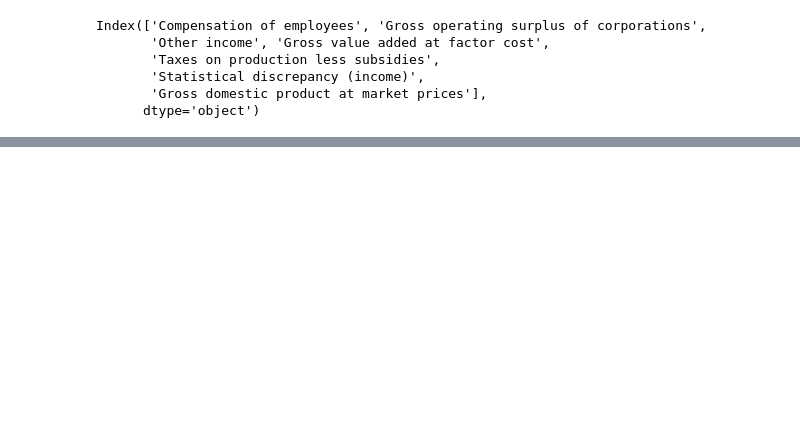
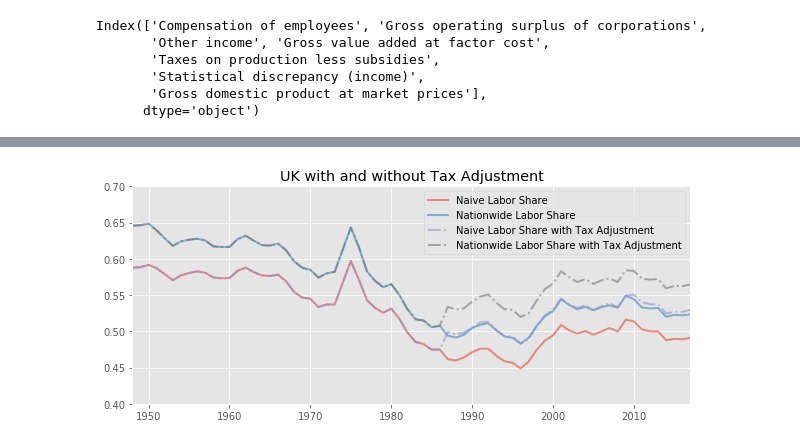
Before and after one commit to zhouweimin-econ/QuantMacro, a Jupyter notebook: PS2.ipynb, the cells around one changed output, grey strips where cells are left out. Saved outputs shown, nothing was run; the diff lists cells and outputs as text; code cells hidden in the pictures; blank space fills up the shorter version.

```diff
--- a/PS2.ipynb
+++ b/PS2.ipynb
@@ -199,0 +313,38 @@ plt.show()
+# %%
+TOP2 = np.nan_to_num(TOP2)
+OSOP2 = np.nan_to_num(OSOP2)
+PI2 = np.nan_to_num(PI2)
+SOP2 = np.nan_to_num(SOP2)
+# Naive Labor Share:
+PI = GMI2
+tau = TOP2 + OSOP2 + SOP2
+# %%
+# use GDP but not sum-up, to avoid statistics discrepancy
+LS_naive3 = CE2 / GDP
+
+# Nationwide Labor Share
+theta1 = CE2 / (GDP - PI)
+RK_PI = (1-theta1)*PI
+LS_national3 = ( CE2 + theta1*PI ) / GDP
+
+# Tax Adjustment:
+tau0 = (TOP2+OSOP2+SOP2)/GDP
+
+LS_naive4 = LS_naive3*(1/(1-tau0))
+LS_national4 = LS_national3*(1/(1-tau0))
+
+Year = np.linspace(1948,2017,num=70)
+Year = np.asarray(Year)
+np.shape(Year)
+fig, ax = plt.subplots(figsize=(10,4))
+plt.ylim(0.4,0.7)
+plt.xlim(1948,2017)
+ax.plot(Year, LS_naive3, linewidth=2, alpha=0.6, label='Naive Labor Share')
+ax.plot(Year, LS_national3, linewidth=2, alpha=0.6, label='Nationwide Labor Share')
+ax.plot(Year, LS_naive4, '-.', linewidth=2, alpha=0.6, label='Naive Labor Share with Tax Adjustment')
+ax.plot(Year, LS_national4, '-.', linewidth=2, alpha=0.6, label='Nationwide Labor Share with Tax Adjustment')
+plt.title('UK with and without Tax Adjustment')
+ax.legend()
+plt.show()
+# %% [output]
+[figure, added]
```
Also changed, not shown: parts of 21 cells of this notebook.
